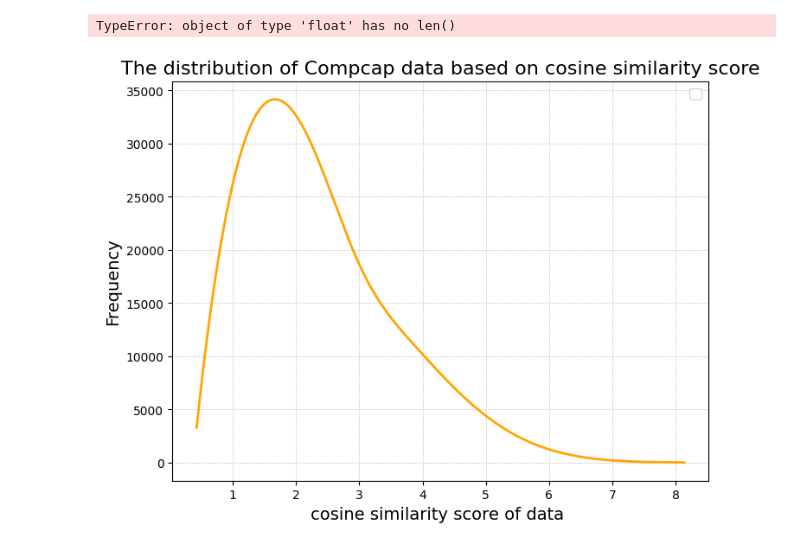
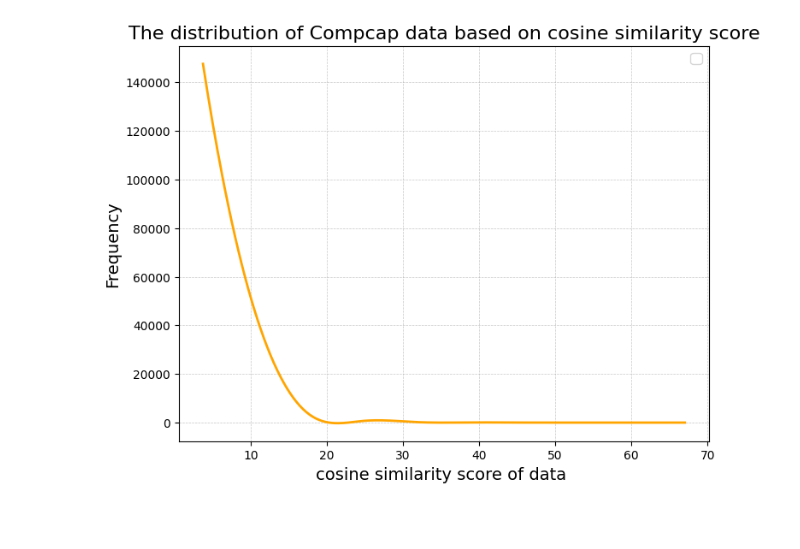
Before and after one commit to antoinegg1/SAELens-V, a Jupyter notebook: tutorials/data_filter.ipynb, the cells around one changed output. Cells and saved outputs as stored; diff of their text form; code cells hidden in the pictures; blank space fills up the shorter version.

```diff
--- a/tutorials/data_filter.ipynb
+++ b/tutorials/data_filter.ipynb
@@ -5,15 +5,16 @@ import hashlib
 import os
 import tqdm
 # 示例文件路径
-file_path = "/mnt/file2/changye/dataset/interp/CompCap-gpt4_coocur.pt"
-
-os.environ['HF_DATASETS_CACHE']='/mnt/file2/changye/tmp'
+file_path = "/aifs4su/yaodong/changye/data/AA_preference_mistral-7b_interp/AA_preference_cosi_weight/AA_preference_mistral-7b_cooccur.pt"
+global_key="cosi"
+# os.environ['HF_DATASETS_CACHE']='/mnt/file2/changye/tmp'
 # 读取 .pt 文件
 data = torch.load(file_path)
 
-dataset_path="/mnt/file2/changye/dataset/CompCap-gpt4/data"
+dataset_path="/aifs4su/yaodong/changye/data/AA_preference"
 train_dataset = load_dataset(
             dataset_path,
             split="train",
             trust_remote_code=True,
+            cache_dir=dataset_path
         )
@@ -26,12 +29,13 @@ Dataset({
 })
 # %%
 # 定义需要保留的列
-columns_to_keep = [ 'id',"image", "conversations"]
+columns_to_keep = ['question', 'image', 'response_1', 'response_2', 'p_response']
 
 # 使用 remove_columns 移除不需要的列
 train_dataset = train_dataset.remove_columns([col for col in train_dataset.column_names if col not in columns_to_keep])
 
 # 打印结果
 print(train_dataset)
+print(train_dataset[0])
 # %% [output]
 Dataset({
@@ -65,9 +70,13 @@ def generate_text_hash(text: str) -> str:
     hash_object = hashlib.sha256(text.encode('utf-8'))
     return hash_object.hexdigest()
 # %%
+from csv import Error
+
+
 dataset_dict = {}
 for j, item in tqdm.tqdm(enumerate(train_dataset), desc="Processing data_list", unit="item"):
-    key = generate_text_hash(item['conversations'][0]["value"]+item['conversations'][1]["value"])
+    # key = generate_text_hash(item['question']+item['response_1']+item['response_2'])
+    key=generate_text_hash(item['question']+item['response_1']+item['response_2'])
     if key not in dataset_dict:
         dataset_dict[key] = []
     dataset_dict[key].append(j)  # 记录每个idx对应的所有匹配位置
@@ -87,7 +96,14 @@ for i in tqdm.tqdm(range(len(data_list)), desc="Processing data_list", unit="ite
             if j not in index_set:  # 如果该项未匹配过
                 # 如果匹配，则将 value 从 data_list 加到 train_dataset 项中
                 new_item = train_dataset[j].copy()  # 拷贝 train_dataset 项
-                new_item["cooccur_score"] = value_datalist
+                if global_key=="l0":
+                    new_item[global_key] = float(value_datalist)
+                elif global_key=="cooccur":
+                    new_item[global_key] = len(value_datalist)
+                elif global_key=="cosi":
+                    new_item[global_key] = value_datalist
+                else:
+                    raise Error("not a proper global key")
                 formatted_dataset.append(new_item)
 
                 # 将已匹配的索引添加到 index_set
@@ -138,4 +158,4 @@ for item in formatted_dataset:
 # %%
 # 1. 根据 l0 字段从大到小对数据集排序
-formatted_dataset_sorted = sorted(formatted_dataset, key=lambda x: x["Cooccur_score"], reverse=True)
+formatted_dataset_sorted = dataset.sort(global_key, reverse=True)
 # %%
@@ -205,6 +166,0 @@ Dataset({
-# %%
-# from datasets import load_from_disk
-# formatted_dataset_sorted=load_from_disk("/mnt/file2/changye/dataset/AA_preference_coour/q0_25_dataset")
-print(len(formatted_dataset_sorted[1]['Cooccur_score']))
-# %% [output]
-TypeError: object of type 'float' has no len()
@@ -221,32 +199,32 @@ from collections import Counter
 # 假设 data_list 是一个包含数值的列表
 # 例如：
 # data_list = [1, 2, 2, 3, 3, 3, 4, 4, 4, 4]
 # values_list = [tensor['Cooccur'].cpu().item() if tensor['Cooccur'].is_cuda else tensor['Cooccur'].item() for tensor in formatted_dataset_sorted]
-values_list=[float(tensor["Cooccur_score"]) for tensor in formatted_dataset_sorted]
+values_list=[float(tensor[global_key]) for tensor in formatted_dataset_sorted]
 # 统计频率
 num_bins = 10
 
 # 生成直方图
 frequencies, bin_edges = np.histogram(values_list, bins=num_bins)
 
 # 计算每个区间的中心点（用于插值）
 bin_centers = (bin_edges[:-1] + bin_edges[1:]) / 2
 
 # 使用样条插值将直方图转换为平滑曲线
 bin_centers_smooth = np.linspace(bin_centers[0], bin_centers[-1], 300)  # 插值点
 frequencies_smooth = make_interp_spline(bin_centers, frequencies)(bin_centers_smooth)
 
 # 绘图
 plt.figure(figsize=(8, 6))
 plt.plot(bin_centers_smooth, frequencies_smooth, color='orange', lw=2)
 
 
 # 样式设置
 plt.grid(which='both', linestyle='--', linewidth=0.5, alpha=0.7)
 plt.xlabel('cosine similarity score of data ', fontsize=14)
 plt.ylabel('Frequency', fontsize=14)
 plt.title('The distribution of Compcap data based on cosine similarity score', fontsize=16)
 plt.legend(fontsize=12)
 plt.show()
 # %% [output]
-[figure, old version]
+[figure, new version]
```
Also changed, not shown: parts of 16 cells of this notebook, 32 other files.
